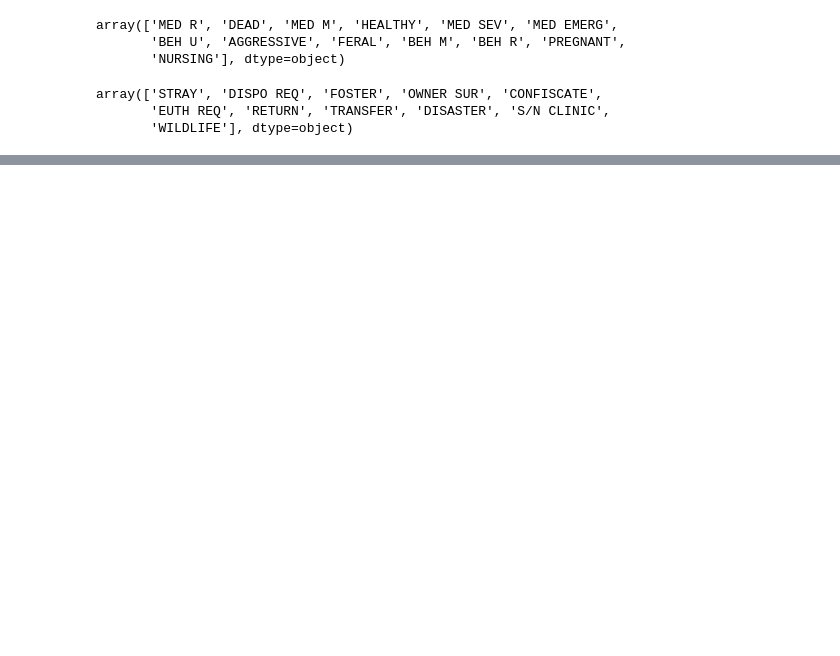
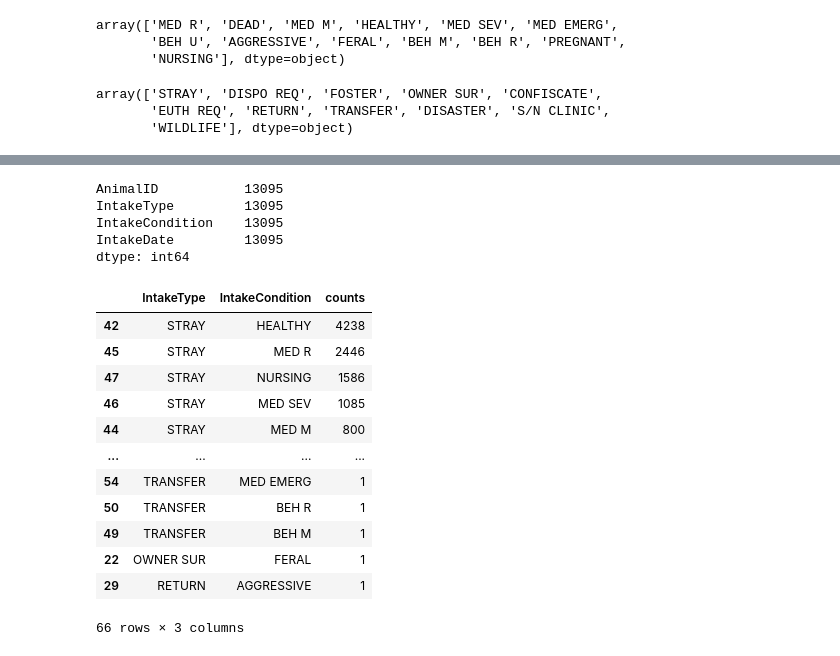
Before and after one commit to selenahuang017/data-vis, a Jupyter notebook: python/San Jose Animal Shelter.ipynb, the cells around one changed output, grey strips where cells are left out. Drawn from its saved outputs; the diff is of its cells as text; code cells hidden in the pictures; blank space fills up the shorter version.

```diff
--- a/python/San Jose Animal Shelter.ipynb
+++ b/python/San Jose Animal Shelter.ipynb
@@ -87,0 +103,25 @@ fig.show()
+# %%
+# figure out correlation between intake condition and type
+intake_comparison = intake_comparison.groupby(['IntakeType', 'IntakeCondition']).size().reset_index(name='counts')
+
+intake_comparison = intake_comparison.sort_values('counts', ascending=False)
+intake_comparison
+# %% [output]
+AnimalID           13095
+IntakeType         13095
+IntakeCondition    13095
+IntakeDate         13095
+dtype: int64
+|  | IntakeType | IntakeCondition | counts |
+| 42 | STRAY | HEALTHY | 4238 |
+| 45 | STRAY | MED R | 2446 |
+| 47 | STRAY | NURSING | 1586 |
+| 46 | STRAY | MED SEV | 1085 |
+| 44 | STRAY | MED M | 800 |
+| ... | ... | ... | ... |
+| 54 | TRANSFER | MED EMERG | 1 |
+| 50 | TRANSFER | BEH R | 1 |
+| 49 | TRANSFER | BEH M | 1 |
+| 22 | OWNER SUR | FERAL | 1 |
+| 29 | RETURN | AGGRESSIVE | 1 |
+66 rows × 3 columns
```
Also changed, not shown: parts of 9 cells of this notebook.
